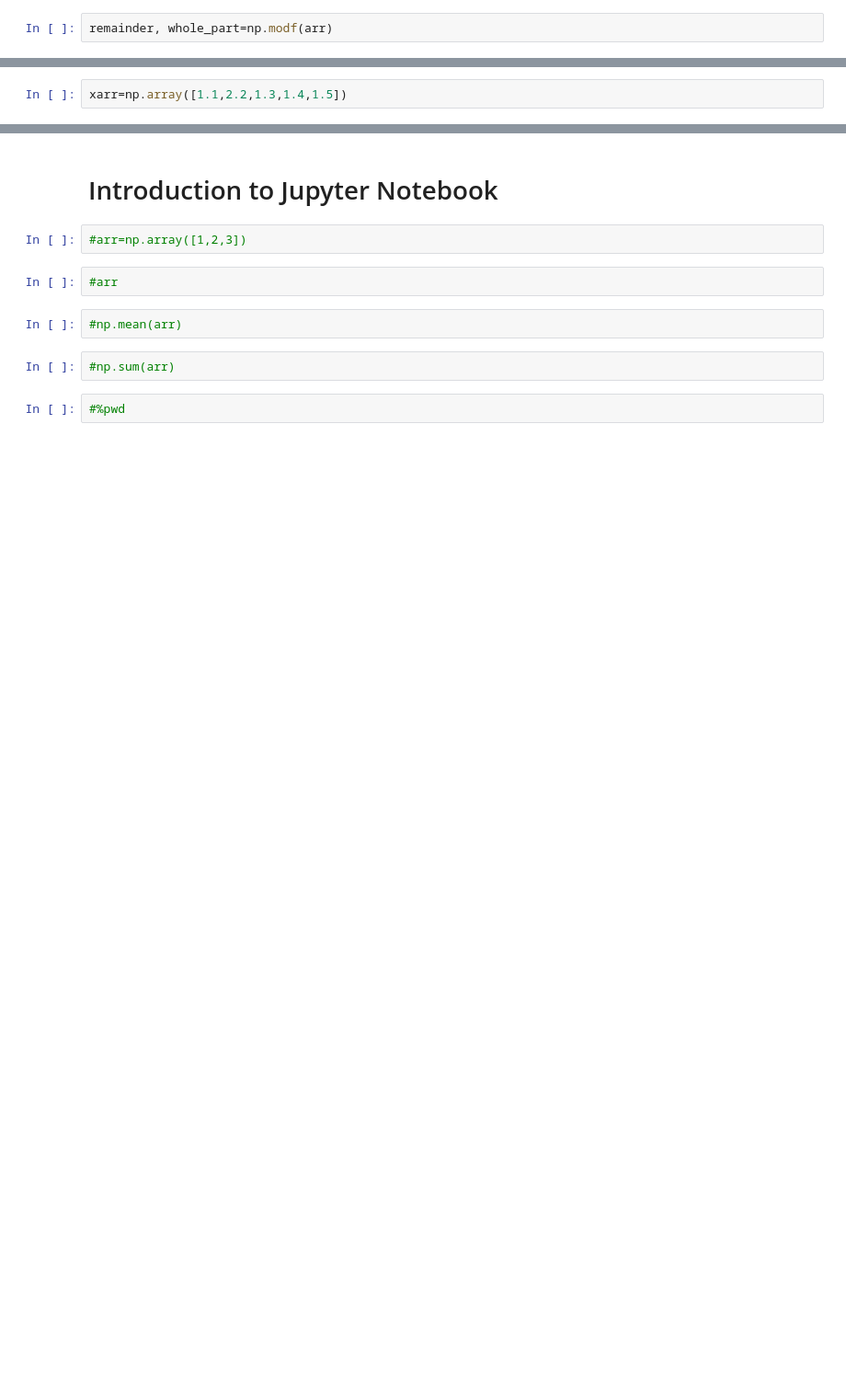
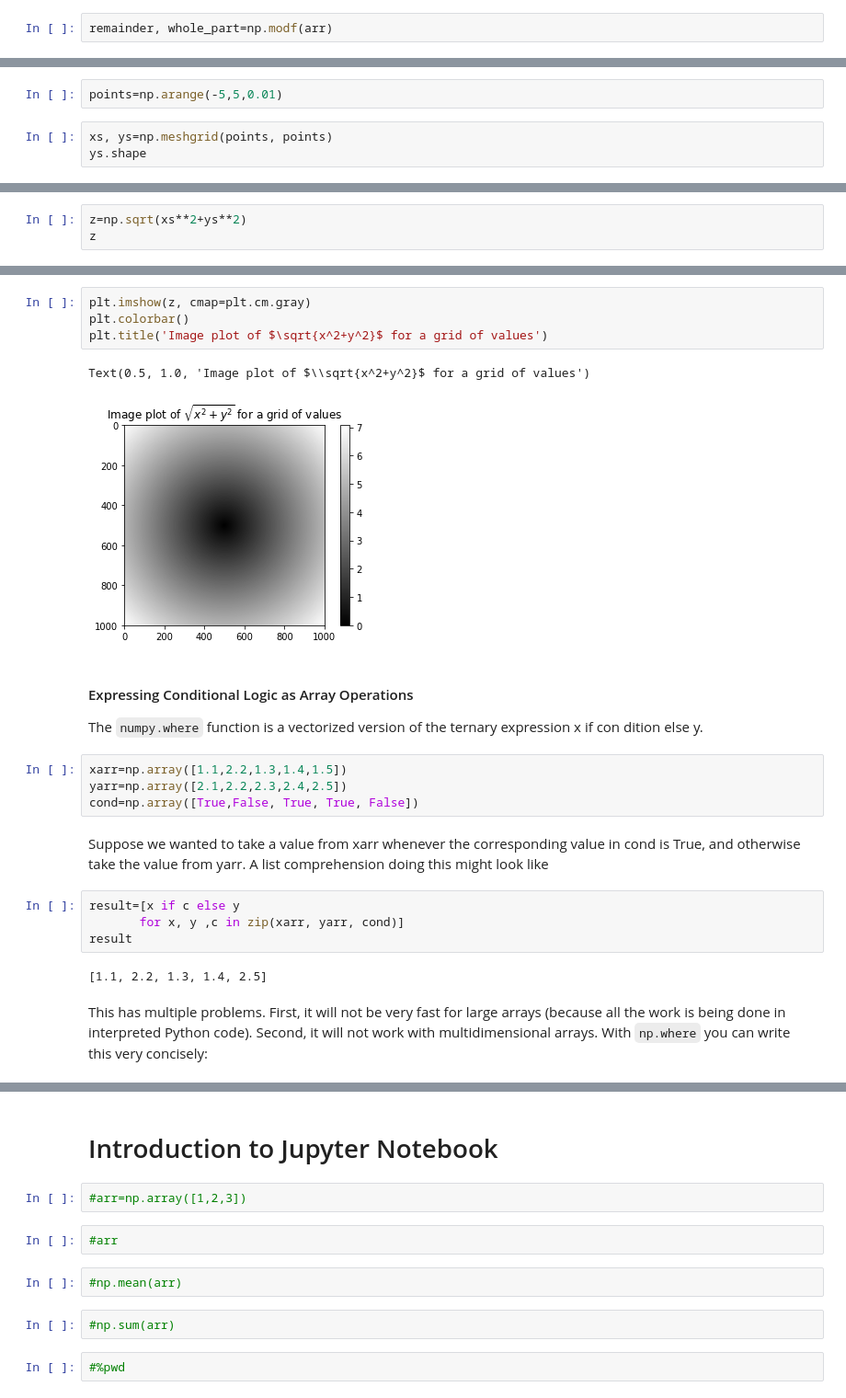
Before and after one commit to LeoUCD/Python_Beginer_For_Statistics, a Jupyter notebook: Getting_Started_with_Numpy.ipynb, the cells around one changed output, grey strips where cells are left out. Shown at 92% size. Saved outputs shown, nothing was run; the diff lists cells and outputs as text; blank space fills up the shorter version.

Commit message:
Add more to Numpy

```diff
--- a/Getting_Started_with_Numpy.ipynb
+++ b/Getting_Started_with_Numpy.ipynb
@@ -819,0 +826,5 @@ array([ 0., -5.,  3., -1., -3.,  4.,  2.])
+# %%
+points=np.arange(-5,5,0.01)
+# %%
+xs, ys=np.meshgrid(points, points)
+ys.shape
@@ -819,0 +833,3 @@ array([ 0., -5.,  3., -1., -3.,  4.,  2.])
+# %%
+z=np.sqrt(xs**2+ys**2)
+z
@@ -820,2 +850,29 @@ array([ 0., -5.,  3., -1., -3.,  4.,  2.])
+# %%
+plt.imshow(z, cmap=plt.cm.gray)
+plt.colorbar()
+plt.title('Image plot of $\sqrt{x^2+y^2}$ for a grid of values')
+# %% [output]
+Text(0.5, 1.0, 'Image plot of $\\sqrt{x^2+y^2}$ for a grid of values')
+[figure, added]
+# %% [markdown]
+#### Expressing Conditional Logic as Array Operations
+The `numpy.where` function is a vectorized version of the ternary expression x if con
+dition else y.
 # %%
 xarr=np.array([1.1,2.2,1.3,1.4,1.5])
+yarr=np.array([2.1,2.2,2.3,2.4,2.5])
+cond=np.array([True,False, True, True, False])
+# %% [markdown]
+Suppose we wanted to take a value from xarr whenever the corresponding value in
+cond is True, and otherwise take the value from yarr. A list comprehension doing
+this might look like
+# %%
+result=[x if c else y
+       for x, y ,c in zip(xarr, yarr, cond)]
+result
+# %% [output]
+[1.1, 2.2, 1.3, 1.4, 2.5]
+# %% [markdown]
+This has multiple problems. First, it will not be very fast for large arrays (because all
+the work is being done in interpreted Python code). Second, it will not work with
+multidimensional arrays. With `np.where` you can write this very concisely:
```
Also changed, not shown: parts of 56 cells of this notebook.
